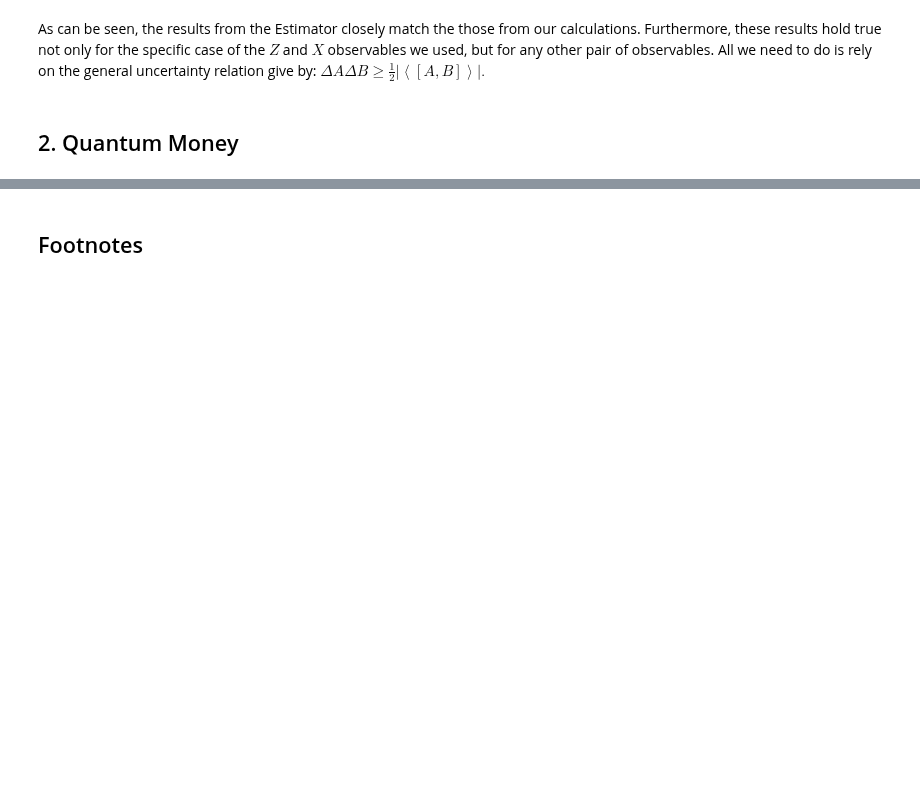
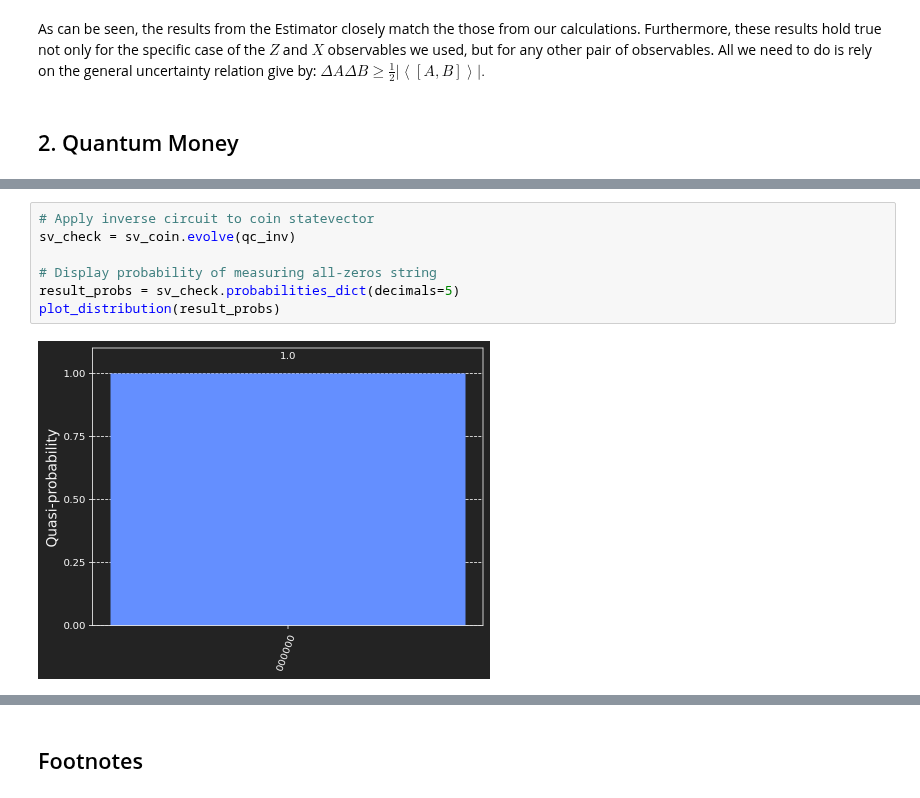
Before and after one commit to learn-quantum/lqc-textbook, a Jupyter notebook: chapters/03_quantum_protocols/03_01_quantum_money.ipynb, the cells around one changed output, grey strips where cells are left out. Saved outputs shown, nothing was run; the diff lists cells and outputs as text; blank space fills up the shorter version.

```diff
--- a/chapters/03_quantum_protocols/03_01_quantum_money.ipynb
+++ b/chapters/03_quantum_protocols/03_01_quantum_money.ipynb
@@ -362,0 +415,9 @@ qc.draw()
+# %%
+# Apply inverse circuit to coin statevector
+sv_check = sv_coin.evolve(qc_inv)
+
+# Display probability of measuring all-zeros string
+result_probs = sv_check.probabilities_dict(decimals=5)
+plot_distribution(result_probs)
+# %% [output]
+[figure, added]
```
Also changed, not shown: parts of 14 cells of this notebook, 2 other files.
